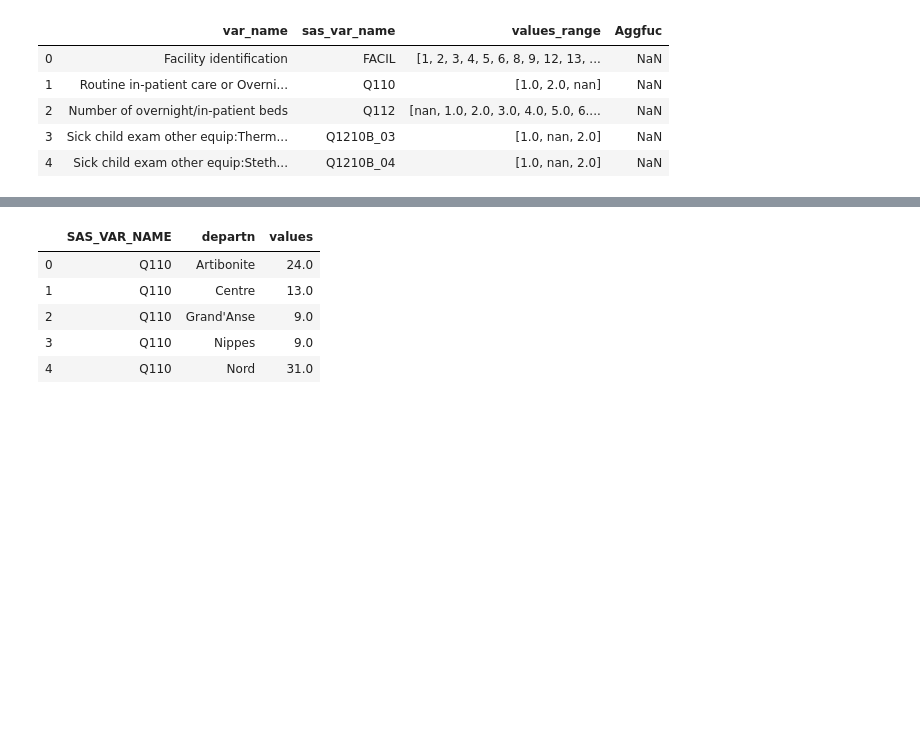
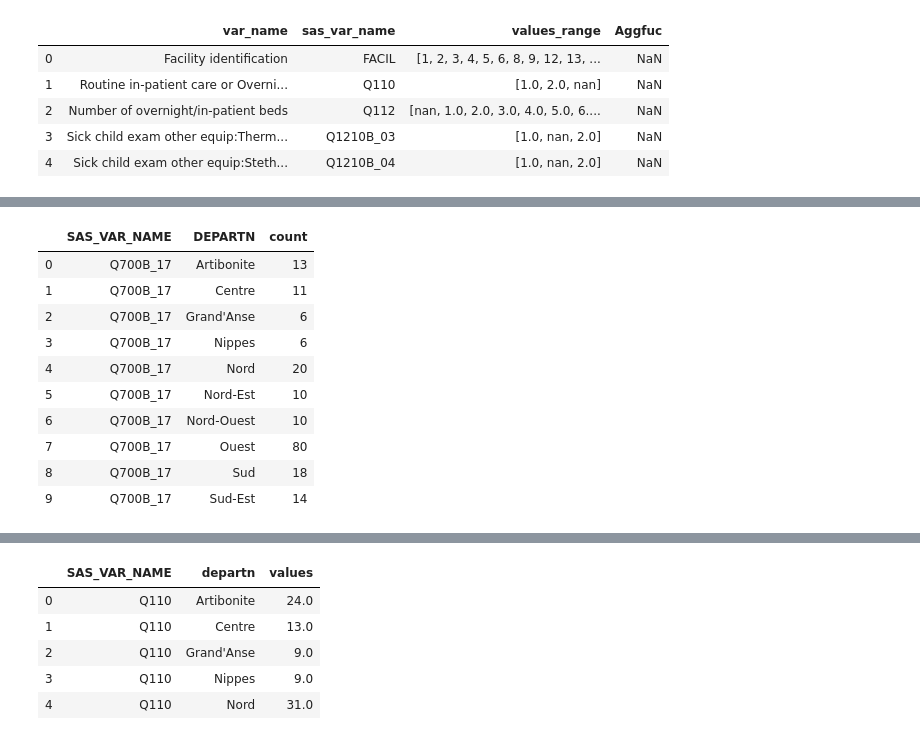
Before and after one commit to MarvelAmazon/spa-data-analysis, a Jupyter notebook: Untitled.ipynb, the cells around one changed output, grey strips where cells are left out. Cells and saved outputs as stored; diff of their text form; code cells hidden in the pictures; blank space fills up the shorter version.

```diff
--- a/Untitled.ipynb
+++ b/Untitled.ipynb
@@ -305,5 +294,6 @@ col_1_2_3 =['Q1314B_1',
 'Q700B_18'
 ]
 
-col_1_2_3
+col_1_2_3_=[col for col in col_1_2_3 if col not in filter ]
+set(col_1_2_3) - set(col_1_2_3_)
 # %% [output]
@@ -340,7 +328,7 @@ map_columns = dict(sas_column_name =[],values=[])
 # computes aggreation
 # %%
 map_dict = dict(SAS_VAR_NAME =[],departn = [],values =[])
-for col in yes_no_col:
+for col in yes_no_col1:
     val = spa_df_final[spa_df_final[col] ==1.0][[col,'DEPARTN','FACIL']]
     val[col]= col
     val.rename(columns = {col: 'SAS_VAR_NAME'},inplace =True)
@@ -452,0 +418,26 @@ val
+# %%
+## Oxygen-filled oxygen cylinders
+#Q700B_17
+#Q700B_18
+#Q700B_19
+col = 'Q700B_17'
+val = spa_df_final[(spa_df_final[col] ==1.0)|(spa_df_final['Q700B_18'] ==1.0)|(spa_df_final['Q700B_19'] ==1.0)][['DEPARTN','FACIL']]
+val[col]= col
+val.rename(columns = {col: 'SAS_VAR_NAME'},inplace =True)
+val=val.groupby(['SAS_VAR_NAME','DEPARTN']).size().to_frame().reset_index().rename(columns={0:'count'})
+map_dict['SAS_VAR_NAME'] += list(val['SAS_VAR_NAME'])
+map_dict['departn'] += list(val['DEPARTN'])
+map_dict['values'] += list(val['count'])
+val
+# %% [output]
+|  | SAS_VAR_NAME | DEPARTN | count |
+| 0 | Q700B_17 | Artibonite | 13 |
+| 1 | Q700B_17 | Centre | 11 |
+| 2 | Q700B_17 | Grand'Anse | 6 |
+| 3 | Q700B_17 | Nippes | 6 |
+| 4 | Q700B_17 | Nord | 20 |
+| 5 | Q700B_17 | Nord-Est | 10 |
+| 6 | Q700B_17 | Nord-Ouest | 10 |
+| 7 | Q700B_17 | Ouest | 80 |
+| 8 | Q700B_17 | Sud | 18 |
+| 9 | Q700B_17 | Sud-Est | 14 |
```
Also changed, not shown: parts of 25 cells of this notebook, 8 other files.
